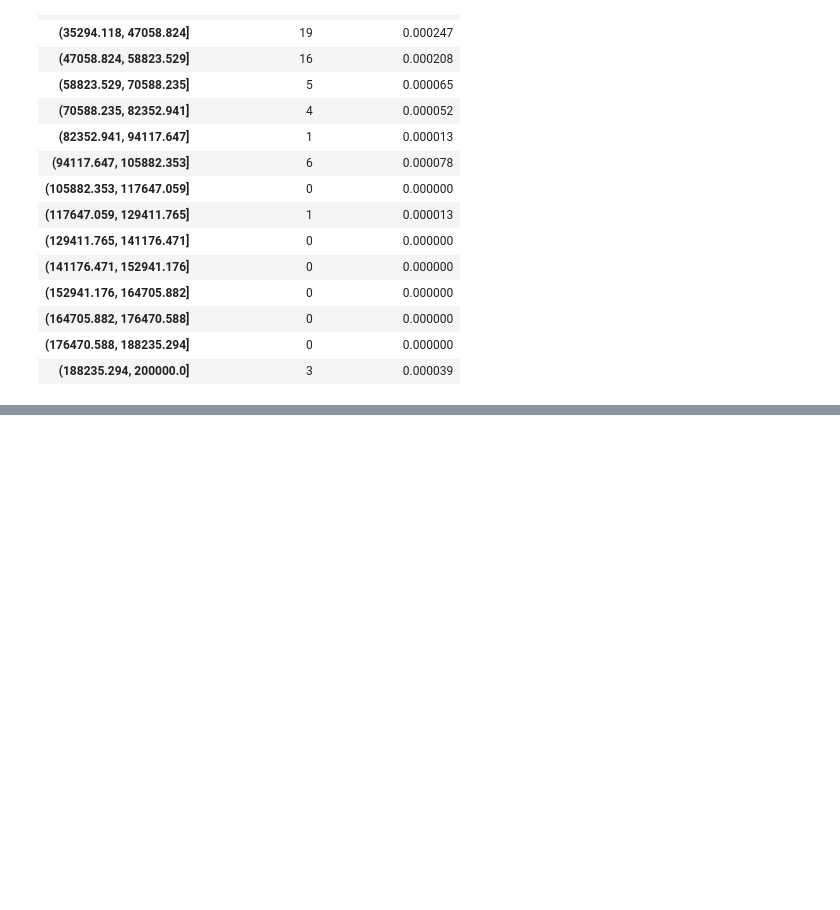
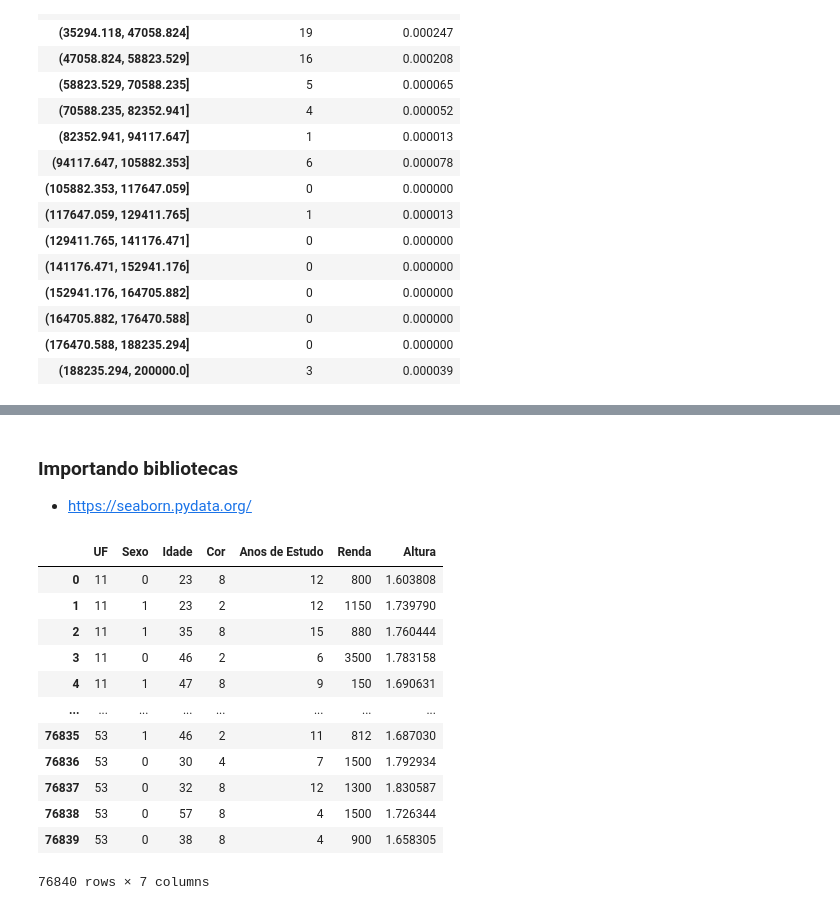
Before and after one commit to Viniciuspneves/estatistica, a Jupyter notebook: fundamentos-estatisticos/frequencia-medidas/02-tabela-de-frequencia.ipynb, the cells around one changed output, grey strips where cells are left out. Saved outputs shown, nothing was run; the diff lists cells and outputs as text; code cells hidden in the pictures; blank space fills up the shorter version.

```diff
--- a/fundamentos-estatisticos/frequencia-medidas/02-tabela-de-frequencia.ipynb
+++ b/fundamentos-estatisticos/frequencia-medidas/02-tabela-de-frequencia.ipynb
@@ -523,0 +536,4 @@ dist_freq_quantitativa_amp_fixa
+# %% [markdown]
+### Importando bibliotecas
+
+- https://seaborn.pydata.org/
@@ -523,0 +542,16 @@ dist_freq_quantitativa_amp_fixa
+# %%
+dados
+# %% [output]
+|  | UF | Sexo | Idade | Cor | Anos de Estudo | Renda | Altura |
+| 0 | 11 | 0 | 23 | 8 | 12 | 800 | 1.603808 |
+| 1 | 11 | 1 | 23 | 2 | 12 | 1150 | 1.739790 |
+| 2 | 11 | 1 | 35 | 8 | 15 | 880 | 1.760444 |
+| 3 | 11 | 0 | 46 | 2 | 6 | 3500 | 1.783158 |
+| 4 | 11 | 1 | 47 | 8 | 9 | 150 | 1.690631 |
+| ... | ... | ... | ... | ... | ... | ... | ... |
+| 76835 | 53 | 1 | 46 | 2 | 11 | 812 | 1.687030 |
+| 76836 | 53 | 0 | 30 | 4 | 7 | 1500 | 1.792934 |
+| 76837 | 53 | 0 | 32 | 8 | 12 | 1300 | 1.830587 |
+| 76838 | 53 | 0 | 57 | 8 | 4 | 1500 | 1.726344 |
+| 76839 | 53 | 0 | 38 | 8 | 4 | 900 | 1.658305 |
+76840 rows × 7 columns
```
Also changed, not shown: parts of 14 cells of this notebook.
